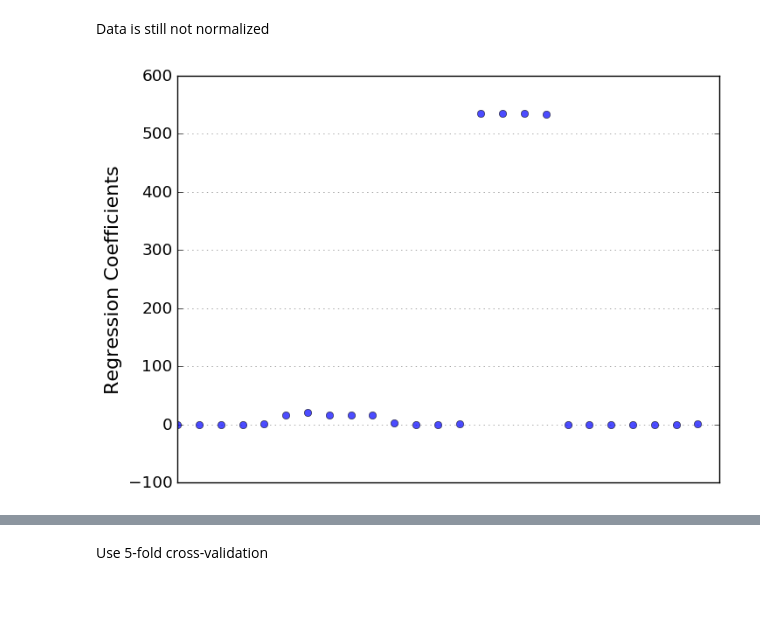
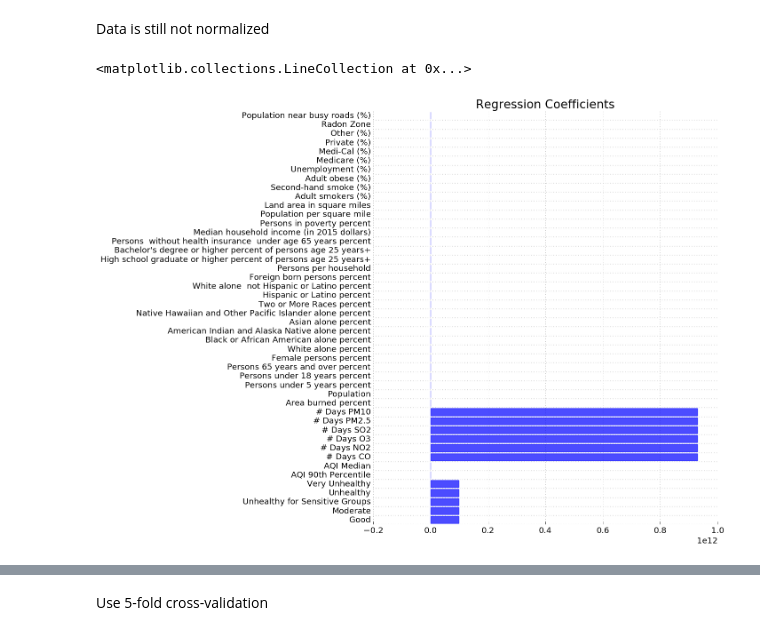
Before and after one commit to joao-r-santos/Asthma, a Jupyter notebook: Data/Exploratory ML.ipynb, the cells around one changed output, grey strips where cells are left out. Cells and saved outputs as stored; diff of their text form; code cells hidden in the pictures; blank space fills up the shorter version.

```diff
--- a/Data/Exploratory ML.ipynb
+++ b/Data/Exploratory ML.ipynb
@@ -37,9 +37,9 @@ plt.rcParams.update(params)
 data_df= pd.read_csv('model_feats/data.csv')
 # %%
 feats_df= pd.read_csv('model_feats/feats.csv')
-y_real_df= pd.read_csv('model_feats/yreal.csv')
-y_real= np.array(y_real_df)
-Npts= len(y_real)
+target_df= pd.read_csv('model_feats/target.csv')
+target= np.array(target_df).squeeze()
+Npts= len(target)
 print "Total number of data points: %d" % Npts
 print "Total number of features: %d" % len(feats_df.columns)
 # %% [output]
@@ -147,0 +70,3 @@ linreg = linear_model.LinearRegression()
+# %%
+# linreg = linear_model.LinearRegression()
+linreg = linear_model.LinearRegression(normalize=True)
@@ -200,11 +142,30 @@ print linreg.coef_
 # %% [markdown]
 Data is still not normalized
-# %%
-plt.plot(linreg.coef_,'bo',alpha=0.7)
-plt.ylabel('Regression Coefficients')
-plt.xticks([])
-plt.grid(axis='x')
-
-plt.savefig('LinearRegression_TrainingSet_coeff.png')
-# %% [output]
-[figure, removed]
+# %%
+plt.figure(figsize=(10,12))
+ax= plt.subplot(111)
+
+Nlim= len(linreg.coef_.squeeze())
+indsPLT= np.arange(Nlim)
+width= 0.8
+shift= 0.5*(1.-width)
+
+plt.barh(indsPLT+shift, linreg.coef_.squeeze(), height=width, color='b',ec='b',alpha=.7)
+
+# plt.legend(loc='best')
+plt.ylim(0,Nlim)
+plt.grid(axis='y')
+plt.yticks(indsPLT+0.5,feats_df.columns)
+plt.title('Regression Coefficients')
+
+ax.yaxis.set_ticks_position('none')
+ax.set_frame_on(False)
+ax.xaxis.set_ticks_position('bottom')
+ax.yaxis.set_ticks_position('none')
+xmin,xmax= plt.xlim()
+ax.hlines(indsPLT,xmin,xmax,colors='0.75',linestyles=':')
+
+# plt.savefig('LinearRegression_TrainingSet_coeff.png')
+# %% [output]
+<matplotlib.collections.LineCollection at 0x...>
+[figure, added]
```
Also changed, not shown: parts of 57 cells of this notebook.
